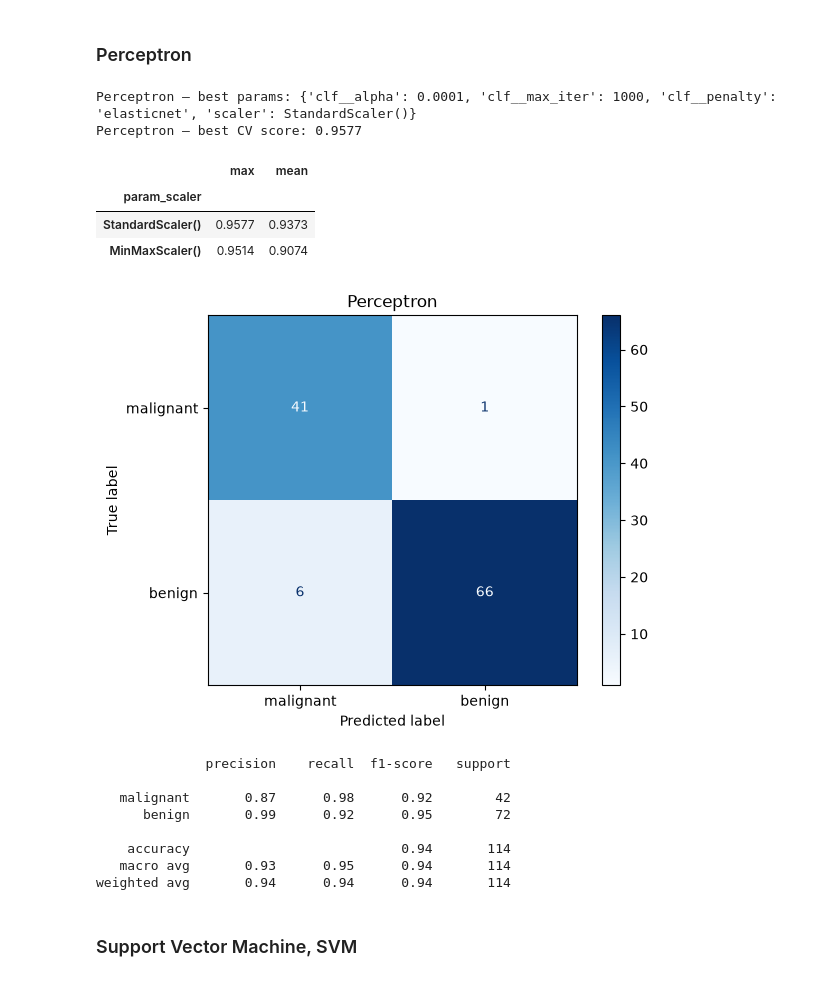
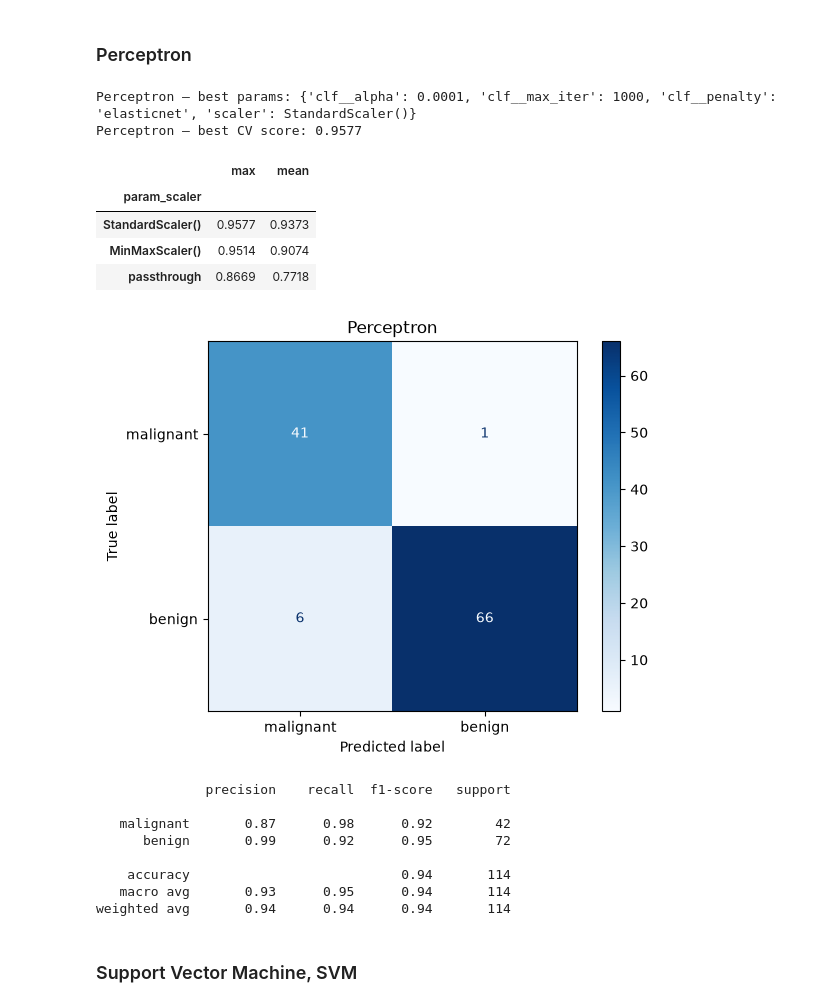
Before and after one commit to Jimmyjohn23/ML_Project1, a Jupyter notebook: main.ipynb, the cells around one changed output. Saved outputs shown, nothing was run; the diff lists cells and outputs as text; code cells hidden in the pictures.

```diff
--- a/main.ipynb
+++ b/main.ipynb
@@ -170,26 +229,27 @@ weighted avg       0.94      0.94      0.94       114
 # %%
 per_grid = GridSearchCV(
     Pipeline([("scaler", StandardScaler()), ("clf", Perceptron(random_state=RANDOM_STATE))]),
     {
         "clf__penalty": [None, "l2", "l1", "elasticnet"],
         "clf__alpha": [0.0001, 0.001, 0.01],
         "clf__max_iter": [1000, 2000],
-        "scaler": [StandardScaler(), MinMaxScaler()],
+        "scaler": [StandardScaler(), MinMaxScaler(), "passthrough"],
     },
     cv=StratifiedKFold(5, shuffle=True, random_state=RANDOM_STATE),
     # scoring=make_scorer(recall_score, pos_label=0),
     scoring=make_scorer(weighted_recall)
 )
 per_grid.fit(X_train, y_train)
 per_cv = summarize_grid(per_grid, "Perceptron")
 per_metrics = evaluate(per_grid.best_estimator_, "Perceptron")
 # %% [output]
 Perceptron — best params: {'clf__alpha': 0.0001, 'clf__max_iter': 1000, 'clf__penalty': 'elasticnet', 'scaler': StandardScaler()}
 Perceptron — best CV score: 0.9577
 |  | max | mean |
 | param_scaler |  |  |
 | StandardScaler() | 0.9577 | 0.9373 |
 | MinMaxScaler() | 0.9514 | 0.9074 |
+| passthrough | 0.8669 | 0.7718 |
 [figure]
               precision    recall  f1-score   support
 
```
Also changed, not shown: parts of 8 cells of this notebook, 2 other files.
